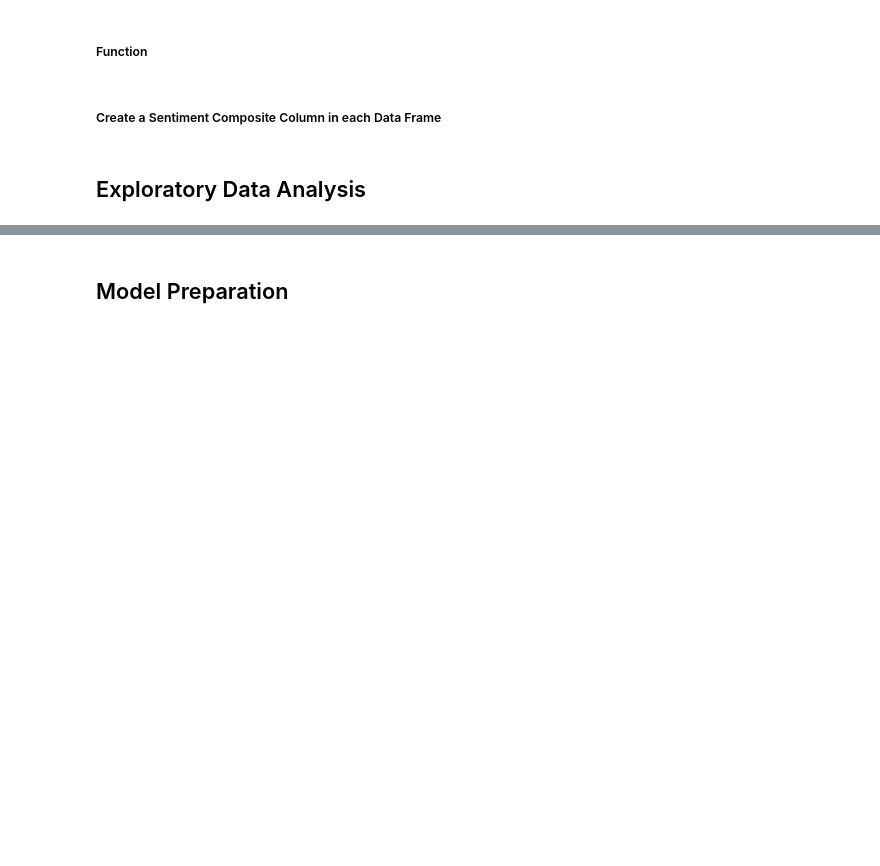
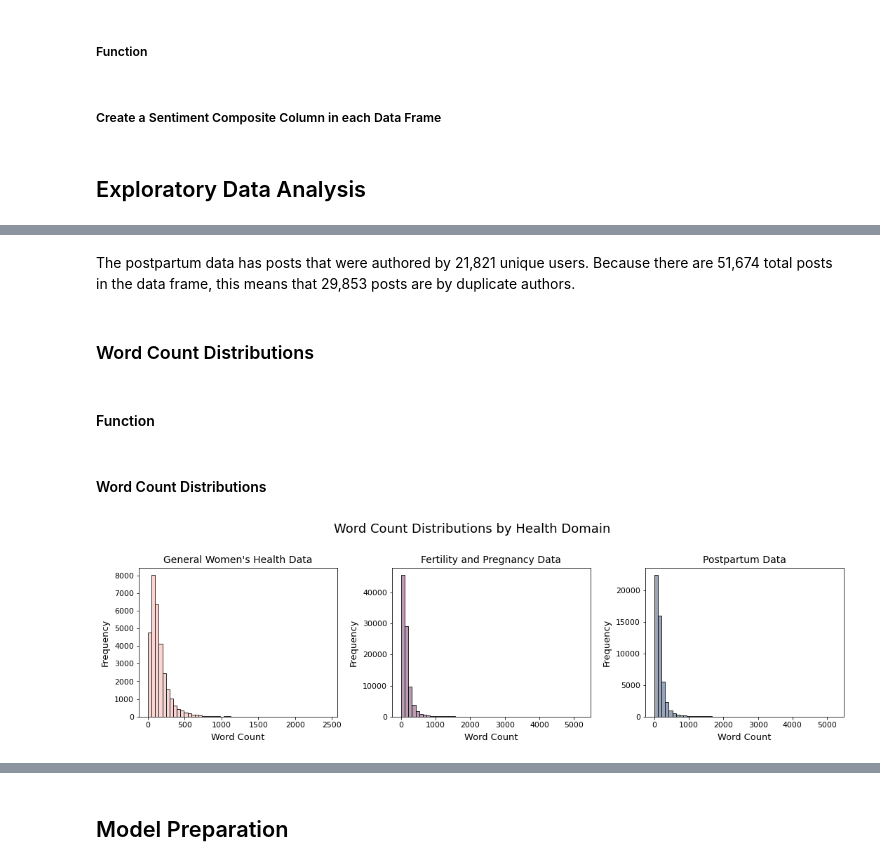
Before and after one commit to jlu90/Identifying-Womens-Health-Concerns, a Jupyter notebook: code/Project_Notebook.ipynb, the cells around one changed output, grey strips where cells are left out. Cells and saved outputs as stored; diff of their text form; code cells hidden in the pictures; blank space fills up the shorter version.

```diff
--- a/code/Project_Notebook.ipynb
+++ b/code/Project_Notebook.ipynb
@@ -99,3 +105,10 @@ warnings.simplefilter(action='ignore', category=FutureWarning)
+# %%
+blush = '#F7D1CD'
+pink = '#E8C2CA'
+light_purple = '#D1B3C4'
+medium_purple = '#B392AC'
+dark_purple = '#B392AC'
+warm_grey = '#8E9AAF'
 # %% [markdown]
 ## Data
 # %% [markdown]
@@ -459,0 +561,48 @@ for df in dfs:
+# %% [markdown]
+The postpartum data has posts that were authored by 21,821 unique users. Because there are 51,674 total posts in the data frame, this means that 29,853 posts are by duplicate authors.
+# %% [markdown]
+### Word Count Distributions
+# %% [markdown]
+#### Function
+# %%
+def subplot_histogram(data, axis, title = None, x_label = None, y_label = None, color = None):
+    sns.distplot(data, ax = axis, kde = False, hist_kws=dict(edgecolor="k", linewidth=.9, alpha = 0.9), color = color)
+    axis.set_title(title, pad = 8, fontdict = {'fontsize':14})
+    axis.set_xlabel(x_label, labelpad = 6, fontdict = {'fontsize':13})
+    axis.set_ylabel(y_label, labelpad = 6, fontdict = {'fontsize':13})
+    axis.tick_params(axis = 'both', labelsize = 11)
+    plt.tight_layout();
+# %% [markdown]
+#### Word Count Distributions
+# %%
+fig, axes = plt.subplots(1, 3, figsize = (15, 4))
+
+ax1 = axes[0]
+ax2 = axes[1]
+ax3 = axes[2]
+
+subplot_histogram(health['word_count'],
+                  axis = ax1,
+                  title = 'General Women\'s Health Data',
+                  x_label = 'Word Count',
+                  y_label = 'Frequency',
+                  color = blush )
+
+
+subplot_histogram(obsgyn['word_count'],
+                  axis = ax2,
+                  title = 'Fertility and Pregnancy Data',
+                  x_label = 'Word Count',
+                  y_label = 'Frequency',
+                  color = dark_purple)
+
+subplot_histogram(pospar['word_count'],
+                  axis = ax3,
+                  title = 'Postpartum Data',
+                  x_label = 'Word Count',
+                  y_label = 'Frequency',
+                  color = warm_grey)
+
+plt.suptitle('Word Count Distributions by Health Domain', y = 1.12, size = 18);
+# %% [output]
+[figure, added]
```
Also changed, not shown: parts of 137 cells of this notebook, 1 other file.
